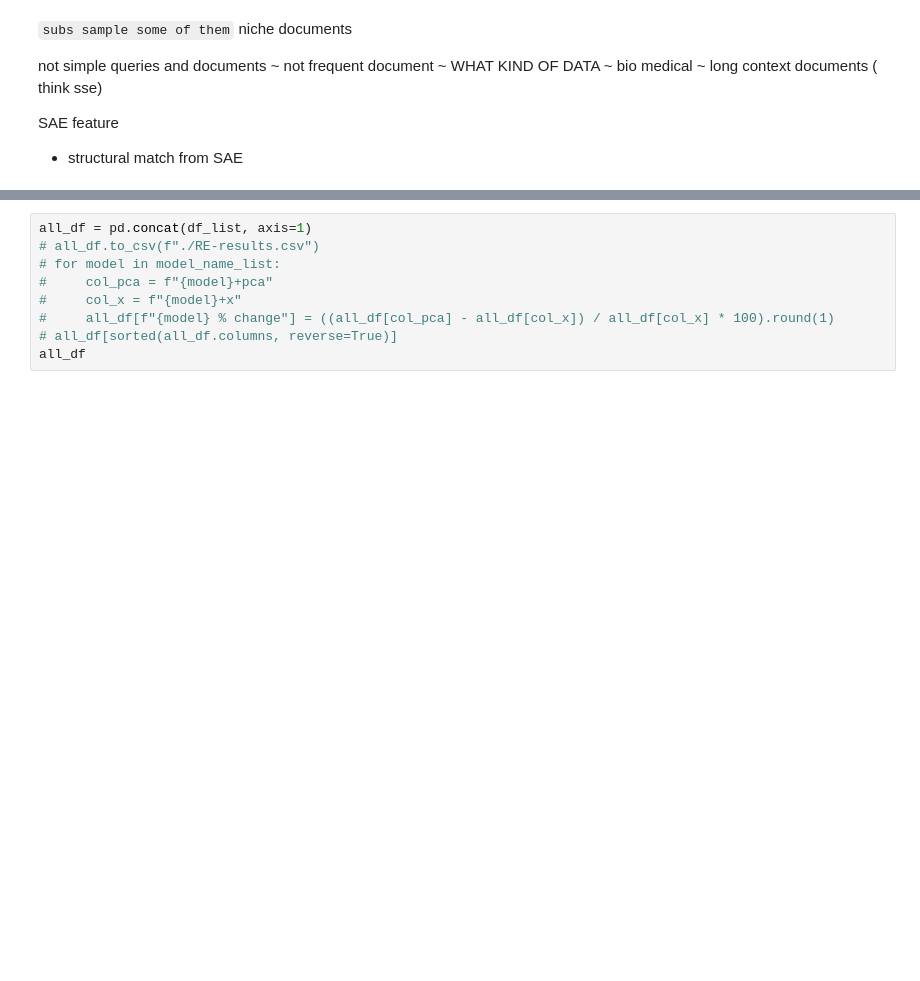
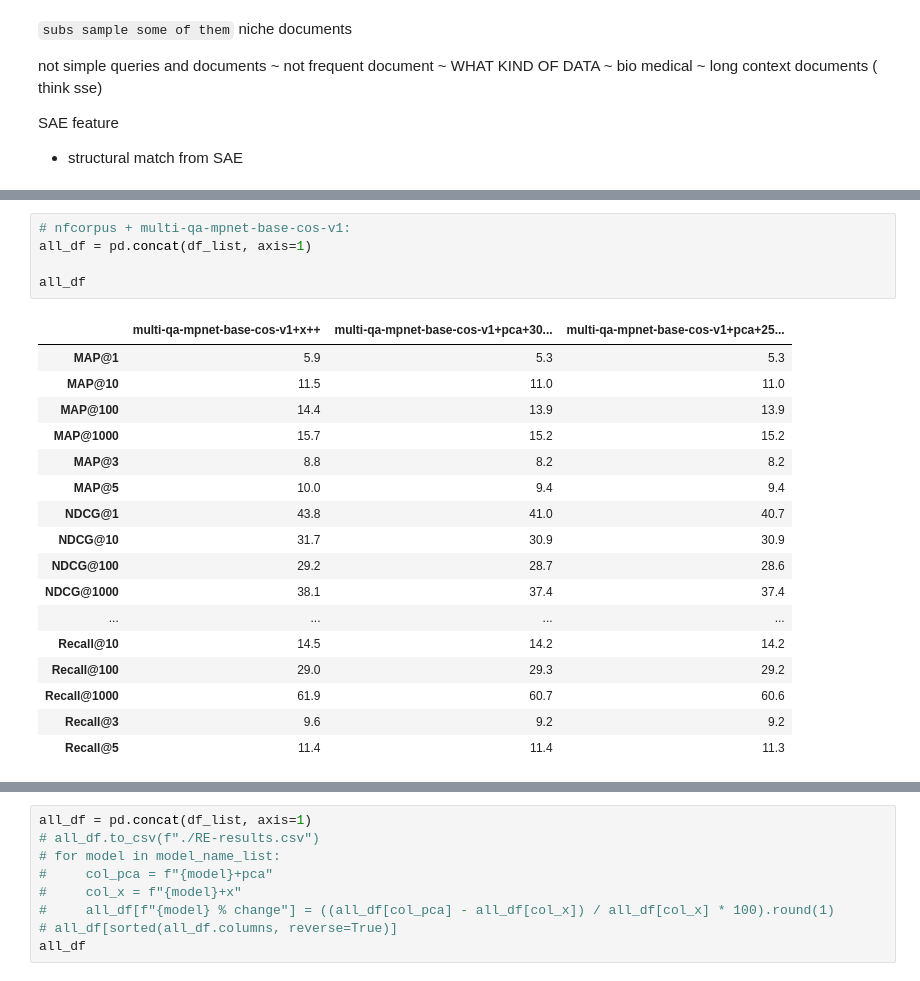
Before and after one commit to LittleDijkstraZ/Analogical_Retrieval, a Jupyter notebook: retrofitting_embeddings.ipynb, the cells around one changed output, grey strips where cells are left out. Saved outputs shown, nothing was run; the diff lists cells and outputs as text; blank space fills up the shorter version.

```diff
--- a/retrofitting_embeddings.ipynb
+++ b/retrofitting_embeddings.ipynb
@@ -252,0 +182,23 @@ SAE feature
+# %%
+# nfcorpus + multi-qa-mpnet-base-cos-v1:
+all_df = pd.concat(df_list, axis=1)
+
+all_df
+# %% [output]
+|  | multi-qa-mpnet-base-cos-v1+x++ | multi-qa-mpnet-base-cos-v1+pca+30... | multi-qa-mpnet-base-cos-v1+pca+25... |
+| MAP@1 | 5.9 | 5.3 | 5.3 |
+| MAP@10 | 11.5 | 11.0 | 11.0 |
+| MAP@100 | 14.4 | 13.9 | 13.9 |
+| MAP@1000 | 15.7 | 15.2 | 15.2 |
+| MAP@3 | 8.8 | 8.2 | 8.2 |
+| MAP@5 | 10.0 | 9.4 | 9.4 |
+| NDCG@1 | 43.8 | 41.0 | 40.7 |
+| NDCG@10 | 31.7 | 30.9 | 30.9 |
+| NDCG@100 | 29.2 | 28.7 | 28.6 |
+| NDCG@1000 | 38.1 | 37.4 | 37.4 |
+| ... | ... | ... | ... |
+| Recall@10 | 14.5 | 14.2 | 14.2 |
+| Recall@100 | 29.0 | 29.3 | 29.2 |
+| Recall@1000 | 61.9 | 60.7 | 60.6 |
+| Recall@3 | 9.6 | 9.2 | 9.2 |
+| Recall@5 | 11.4 | 11.4 | 11.3 |
```
Also changed, not shown: parts of 11 cells of this notebook.
